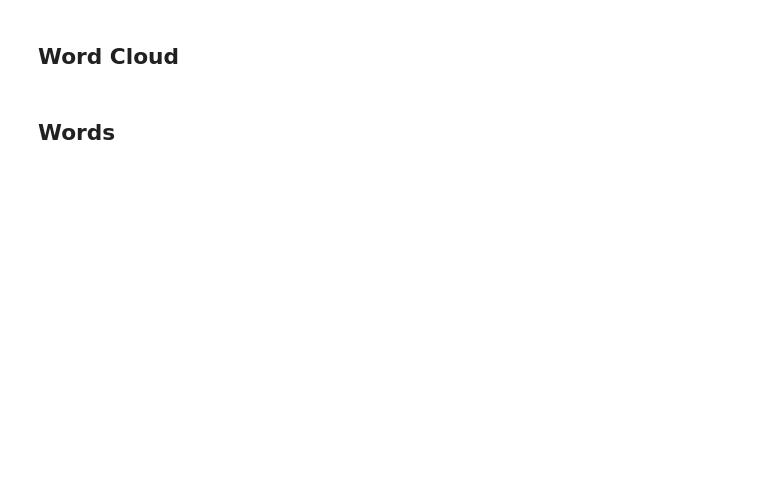
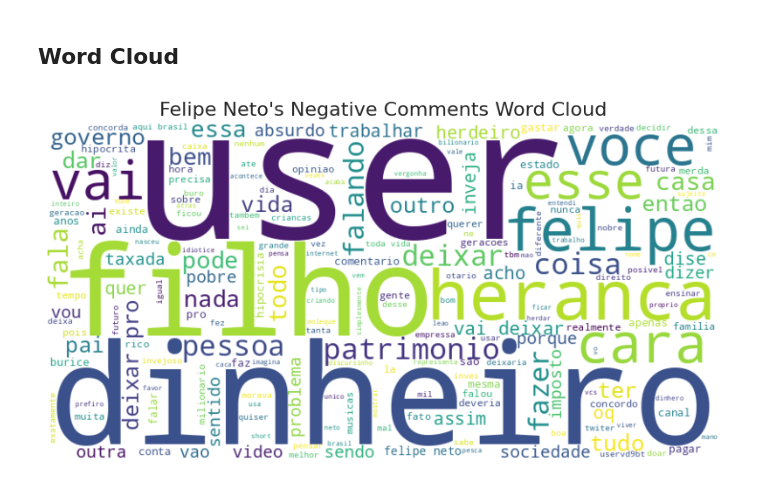
Before and after one commit to ThiiagoAC7/crawling_youtube, a Jupyter notebook: notebooks/analysis.ipynb, the cells around one changed output. Saved outputs shown, nothing was run; the diff lists cells and outputs as text; code cells hidden in the pictures; blank space fills up the shorter version.

```diff
--- a/notebooks/analysis.ipynb
+++ b/notebooks/analysis.ipynb
@@ -80,12 +89,23 @@ def plot_word_cloud(text, title, save=False, _path=""):
     if save:
         plt.savefig(f"{_path}")
     plt.show()
+# %%
+df_negative_communities = df[df['community'].isin([12])]
+df_negative_communities = df_negative_communities[df_negative_communities['sentiment'].isin(['negative'])]
+# %%
+df_negative_communities['comment_text_cleaned'] = df_negative_communities['comment_text_cleaned'].replace(
+    {'iso': 'isso', 'esa': 'essa', 'ese': 'esse', 'pesoa':'pessoa', 'asim':'assim',
+     'iritar':'irritar', 'iritado':'irritado', 'iritei':'irritei'},
+    regex=True
+)
+
+df_negative_communities['comment_text_cleaned'] = df_negative_communities['comment_text_cleaned'].str.replace(
+    r'\b(sim|nao|pq|ta|isso|pra|ja|vc)\b', '', regex=True
+)
 # %%
-# positive_text = " ".join(str(positive_df['comment_text_cleaned']))
-negative_text = " ".join(negative_df['comment_text_cleaned'])
-neutral_text = " ".join(neutral_df['comment_text_cleaned'])
+negative_text = " ".join(df_negative_communities['comment_text_cleaned'])
 
 # plot_word_cloud(positive_text, 'Positive Comments Word Cloud', True, f"{img_path}positive_comments.png" )
-# plot_word_cloud(negative_text, 'Negative Comments Word Cloud', True, f"{img_path}negative_comments.png" )
+plot_word_cloud(negative_text, "Felipe Neto's Negative Comments Word Cloud", True, f"{img_path}negative_comments.png" )
+# %% [output]
+[figure, added]
-# %% [markdown]
-## Words
```
Also changed, not shown: parts of 14 cells of this notebook, 7 other files.
